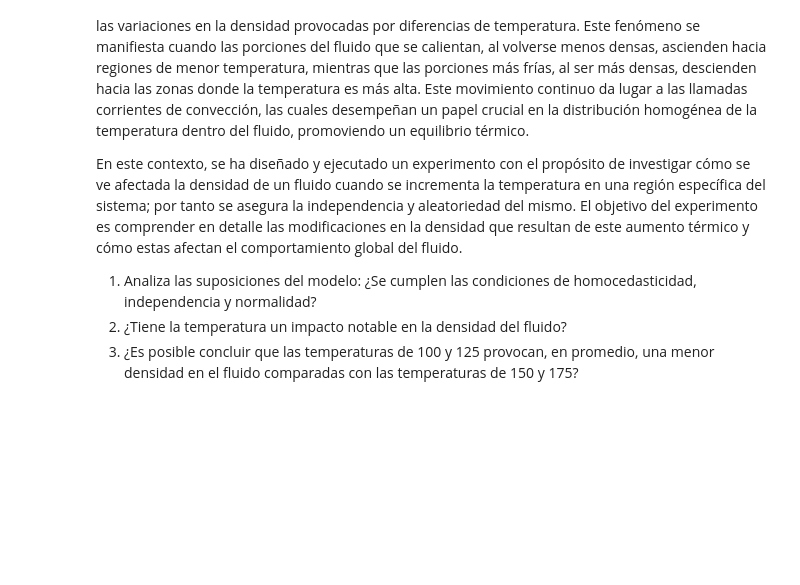
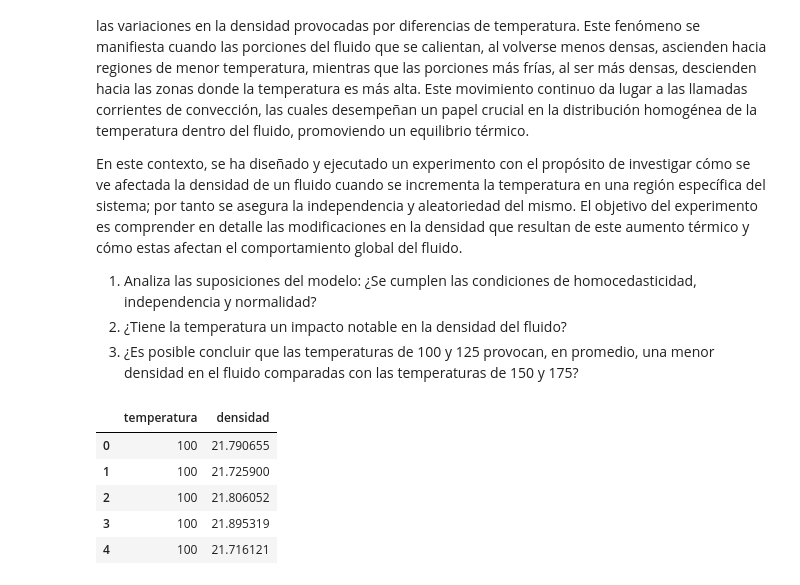
Before and after one commit to ngcarvajall/AB_Testing, a Jupyter notebook: labs/enunciados/laboratorio-modulo6-leccion03-1-ab-testing-parametrico.ipynb, the cells around one changed output. Cells and saved outputs as stored; diff of their text form; code cells hidden in the pictures; blank space fills up the shorter version.

```diff
--- a/labs/enunciados/laboratorio-modulo6-leccion03-1-ab-testing-parametrico.ipynb
+++ b/labs/enunciados/laboratorio-modulo6-leccion03-1-ab-testing-parametrico.ipynb
@@ -120,3 +165,12 @@ En este contexto, se ha diseñado y ejecutado un experimento con el propósito d
 3. ¿Es posible concluir que las temperaturas de 100 y 125 provocan, en promedio, una menor densidad en el fluido comparadas con las temperaturas de 150 y 175?
 # %%
 df_densidad = pd.read_csv('C:\\Users\\DELL\\Git\\AB_Testing\\labs\\datos\\densidad_fluidos.csv')
+# %%
+df_densidad.head()
+# %% [output]
+|  | temperatura | densidad |
+| 0 | 100 | 21.790655 |
+| 1 | 100 | 21.725900 |
+| 2 | 100 | 21.806052 |
+| 3 | 100 | 21.895319 |
+| 4 | 100 | 21.716121 |
```
Also changed, not shown: parts of 20 cells of this notebook.
